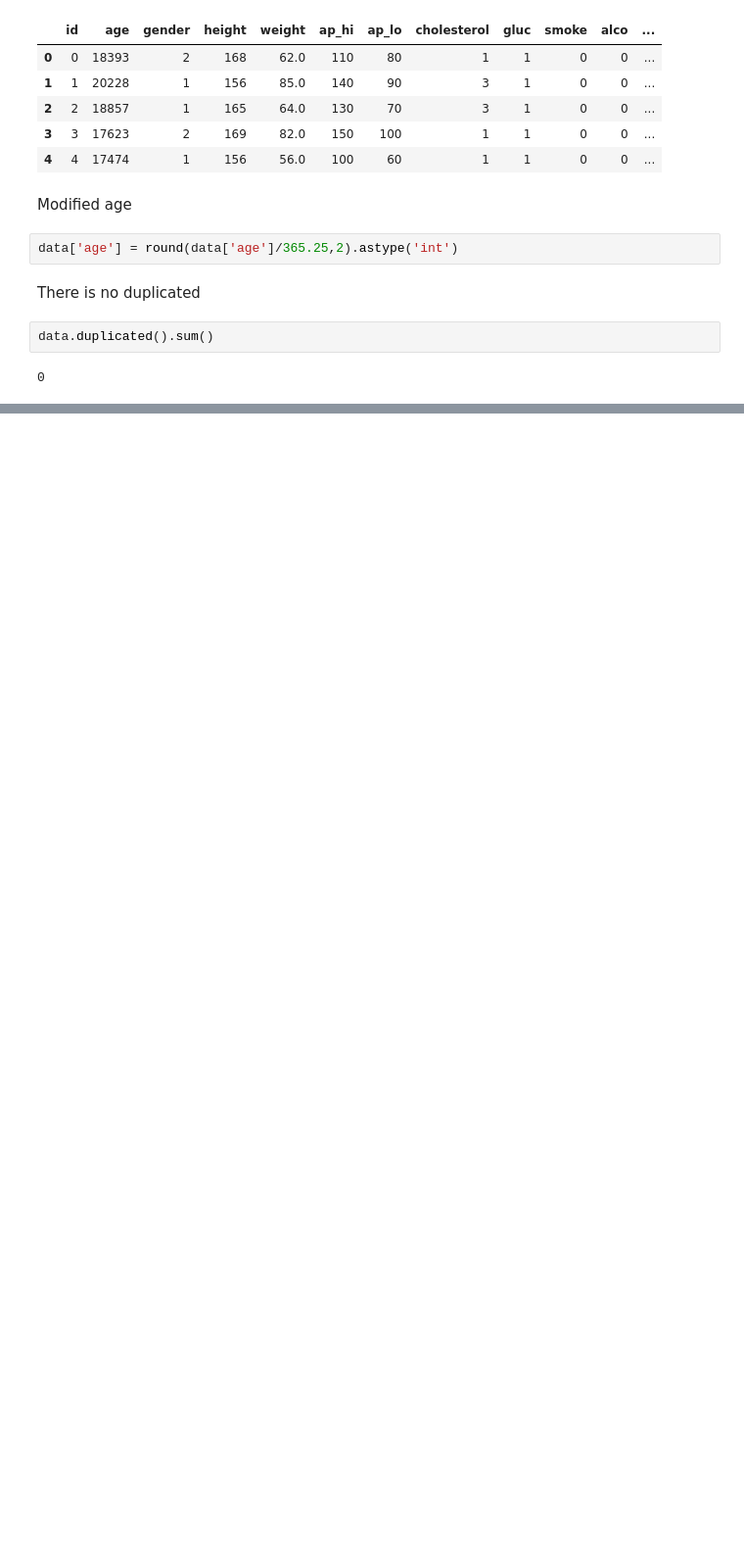
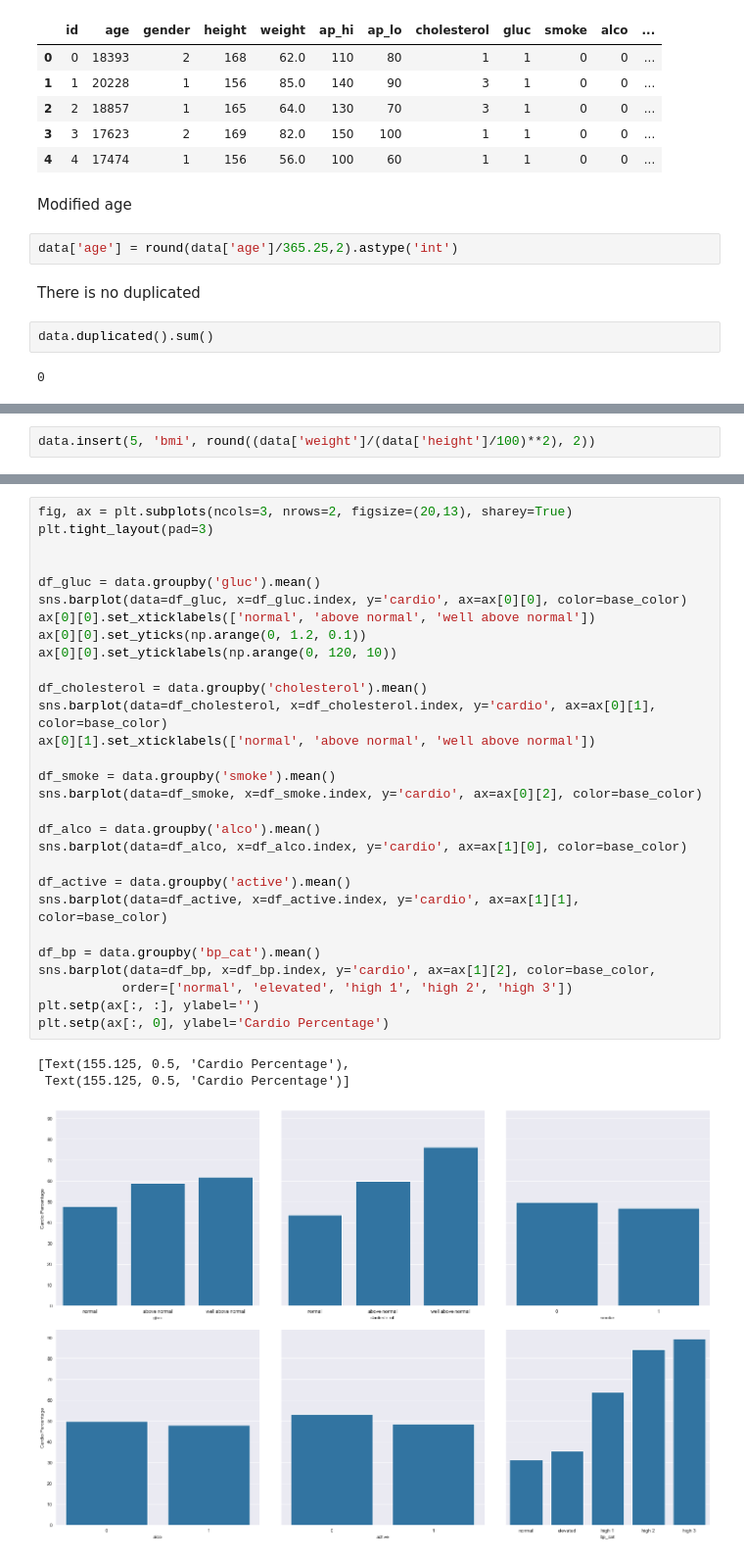
Before and after one commit to RamicAmir/Grupp2-Machine-Learning, a Jupyter notebook: heart_disease.ipynb, the cells around one changed output, grey strips where cells are left out. Shown at 98% size. Saved outputs shown, nothing was run; the diff lists cells and outputs as text; blank space fills up the shorter version.

```diff
--- a/heart_disease.ipynb
+++ b/heart_disease.ipynb
@@ -41,0 +44,2 @@ Drop id column
+# %%
+data.insert(5, 'bmi', round((data['weight']/(data['height']/100)**2), 2))
@@ -43,0 +127,33 @@ data.drop("id",axis=1,inplace=True)
+# %%
+fig, ax = plt.subplots(ncols=3, nrows=2, figsize=(20,13), sharey=True)
+plt.tight_layout(pad=3)
+
+
+df_gluc = data.groupby('gluc').mean()
+sns.barplot(data=df_gluc, x=df_gluc.index, y='cardio', ax=ax[0][0], color=base_color)
+ax[0][0].set_xticklabels(['normal', 'above normal', 'well above normal'])
+ax[0][0].set_yticks(np.arange(0, 1.2, 0.1))
+ax[0][0].set_yticklabels(np.arange(0, 120, 10))
+
+df_cholesterol = data.groupby('cholesterol').mean()
+sns.barplot(data=df_cholesterol, x=df_cholesterol.index, y='cardio', ax=ax[0][1], color=base_color)
+ax[0][1].set_xticklabels(['normal', 'above normal', 'well above normal'])
+
+df_smoke = data.groupby('smoke').mean()
+sns.barplot(data=df_smoke, x=df_smoke.index, y='cardio', ax=ax[0][2], color=base_color)
+
+df_alco = data.groupby('alco').mean()
+sns.barplot(data=df_alco, x=df_alco.index, y='cardio', ax=ax[1][0], color=base_color)
+
+df_active = data.groupby('active').mean()
+sns.barplot(data=df_active, x=df_active.index, y='cardio', ax=ax[1][1], color=base_color)
+
+df_bp = data.groupby('bp_cat').mean()
+sns.barplot(data=df_bp, x=df_bp.index, y='cardio', ax=ax[1][2], color=base_color,
+           order=['normal', 'elevated', 'high 1', 'high 2', 'high 3'])
+plt.setp(ax[:, :], ylabel='')
+plt.setp(ax[:, 0], ylabel='Cardio Percentage')
+# %% [output]
+[Text(155.125, 0.5, 'Cardio Percentage'),
+ Text(155.125, 0.5, 'Cardio Percentage')]
+[figure, added]
```
Also changed, not shown: parts of 25 cells of this notebook.
